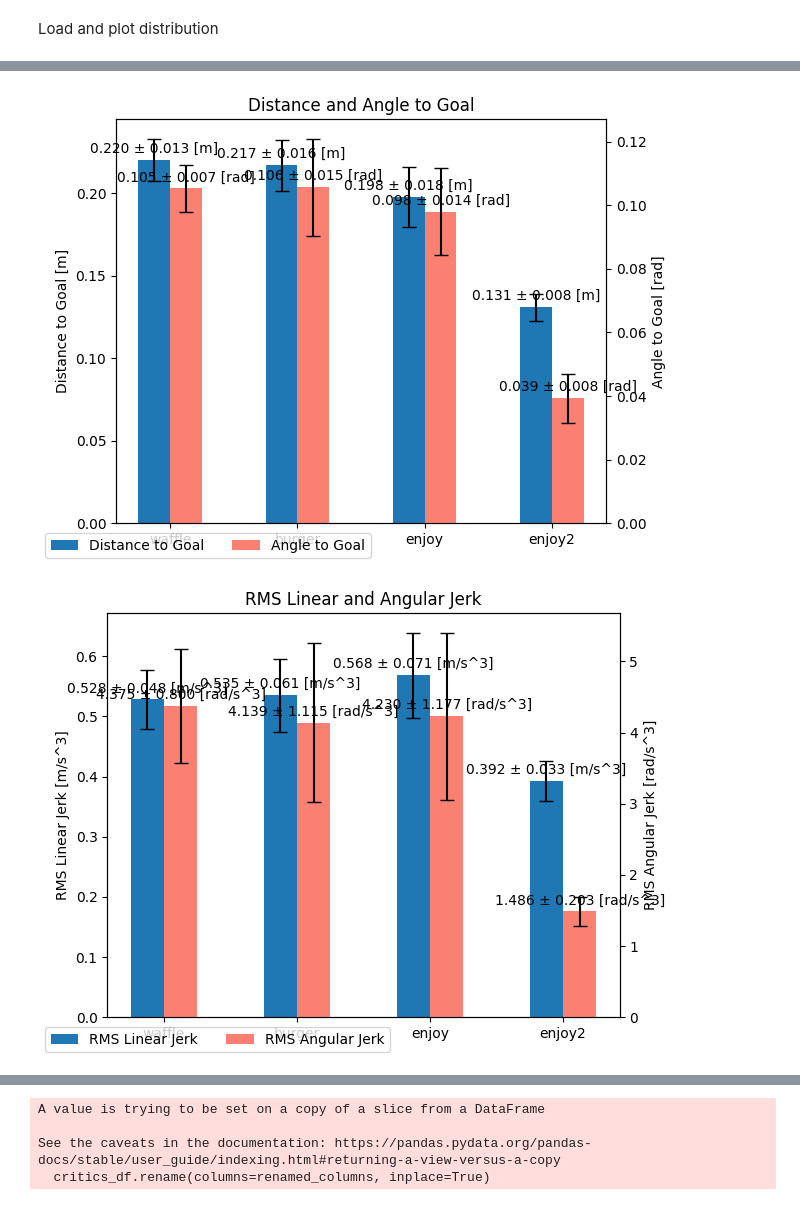
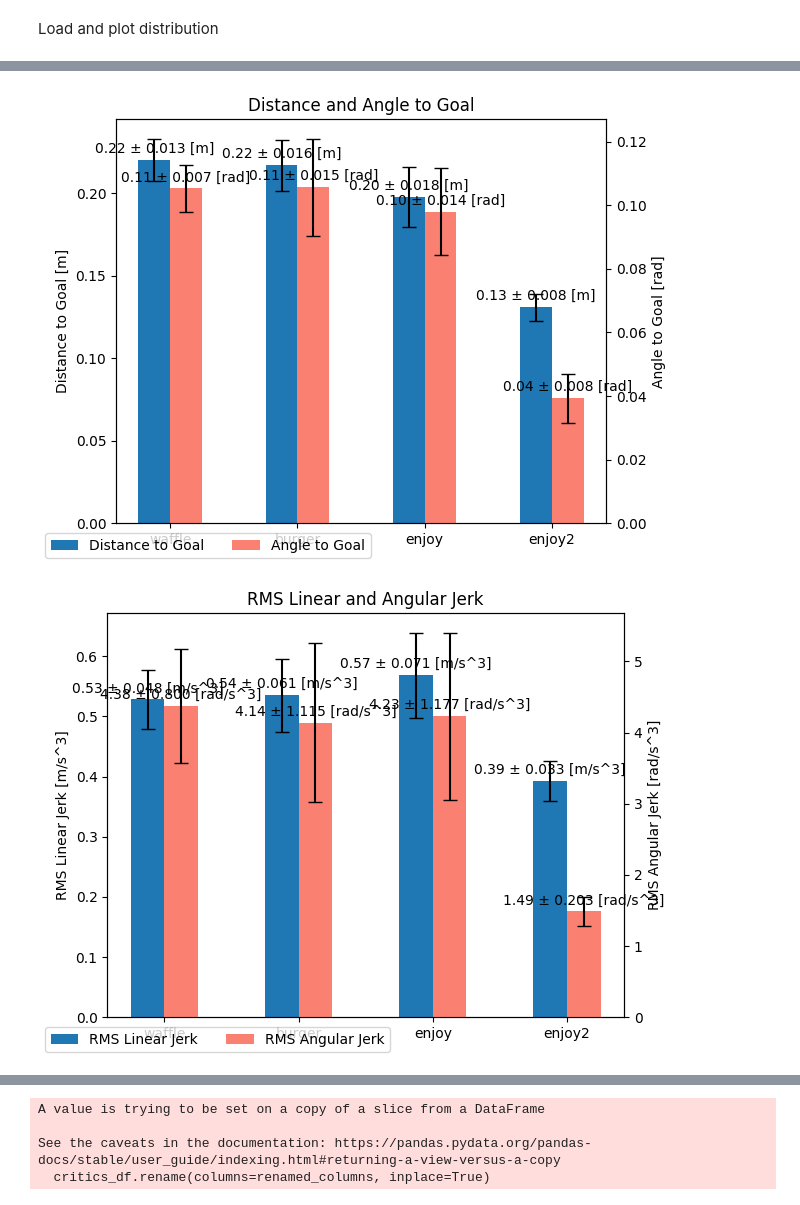
Before and after one commit to turtlewizard73/thesis-mppi-model-ident, a Jupyter notebook: workspace/src/controller_optimization/plots.ipynb, the cells around one changed output, grey strips where cells are left out. Saved outputs shown, nothing was run; the diff lists cells and outputs as text; code cells hidden in the pictures.

```diff
--- a/workspace/src/controller_optimization/plots.ipynb
+++ b/workspace/src/controller_optimization/plots.ipynb
@@ -122,7 +122,7 @@ def plot_distance_angle(trial_datas):
 
     for bars, avg, std in zip(bars_distance, distance_to_goal_avg, distance_to_goal_std):
         ax_distance.annotate(
-            f'{avg:.3f} \u00B1 {std:.3f} [m]',
+            f'{avg:.2f} \u00B1 {std:.3f} [m]',
             xy=(bars.get_x() + bars.get_width() / 2, avg),
             xytext=(0, 3),  # 3 points vertical offset
             textcoords='offset points',
@@ -130,7 +130,7 @@ def plot_distance_angle(trial_datas):
 
     for bars, avg, std in zip(bars_angle, angle_to_goal_avg, angle_to_goal_std):
         ax_angle.annotate(
-            f'{avg:.3f} \u00B1 {std:.3f} [rad]',
+            f'{avg:.2f} \u00B1 {std:.3f} [rad]',
             xy=(bars.get_x() + bars.get_width() / 2, avg),
             xytext=(0, 3),  # 3 points vertical offset
             textcoords='offset points',
@@ -142,7 +142,7 @@ def plot_distance_angle(trial_datas):
 
 plot_distance_angle(trial_datas)
 # %% [output]
-[figure, old version]
+[figure, new version]
 # %%
 # plot rms_linear_jerk and rms_angular_jerk
 
@@ -169,33 +169,33 @@ def plot_rms(trial_datas):
         capsize=5, label='RMS Angular Jerk',
         color='salmon')
     ax_angular.set_ylabel('RMS Angular Jerk [rad/s^3]')
     ax_angular.tick_params(axis='y')
 
     ax_linear.set_title('RMS Linear and Angular Jerk')
     ax_linear.set_xticks(x + width / 2)
     ax_linear.set_xticklabels(labels)
     fig.legend(loc='lower left', ncol=2)
 
     for bars, avg, std in zip(bars_linear, rms_linear_jerk_avg, rms_linear_jerk_std):
         ax_linear.annotate(
-            f'{avg:.3f} \u00B1 {std:.3f} [m/s^3]',
+            f'{avg:.2f} \u00B1 {std:.3f} [m/s^3]',
             xy=(bars.get_x() + bars.get_width() / 2, avg),
             xytext=(0, 3),  # 3 points vertical offset
             textcoords='offset points',
             ha='center', va='bottom')
 
     for bars, avg, std in zip(bars_angular, rms_angular_jerk_avg, rms_angular_jerk_std):
         ax_angular.annotate(
-            f'{avg:.3f} \u00B1 {std:.3f} [rad/s^3]',
+            f'{avg:.2f} \u00B1 {std:.3f} [rad/s^3]',
             xy=(bars.get_x() + bars.get_width() / 2, avg),
             xytext=(0, 3),  # 3 points vertical offset
             textcoords='offset points',
             ha='center', va='bottom')
 
     plt.tight_layout()
     plt.show()
 
 
 plot_rms(trial_datas)
 # %% [output]
-[figure, old version]
+[figure, new version]
```
Also changed, not shown: parts of 8 cells of this notebook, 6 other files.
